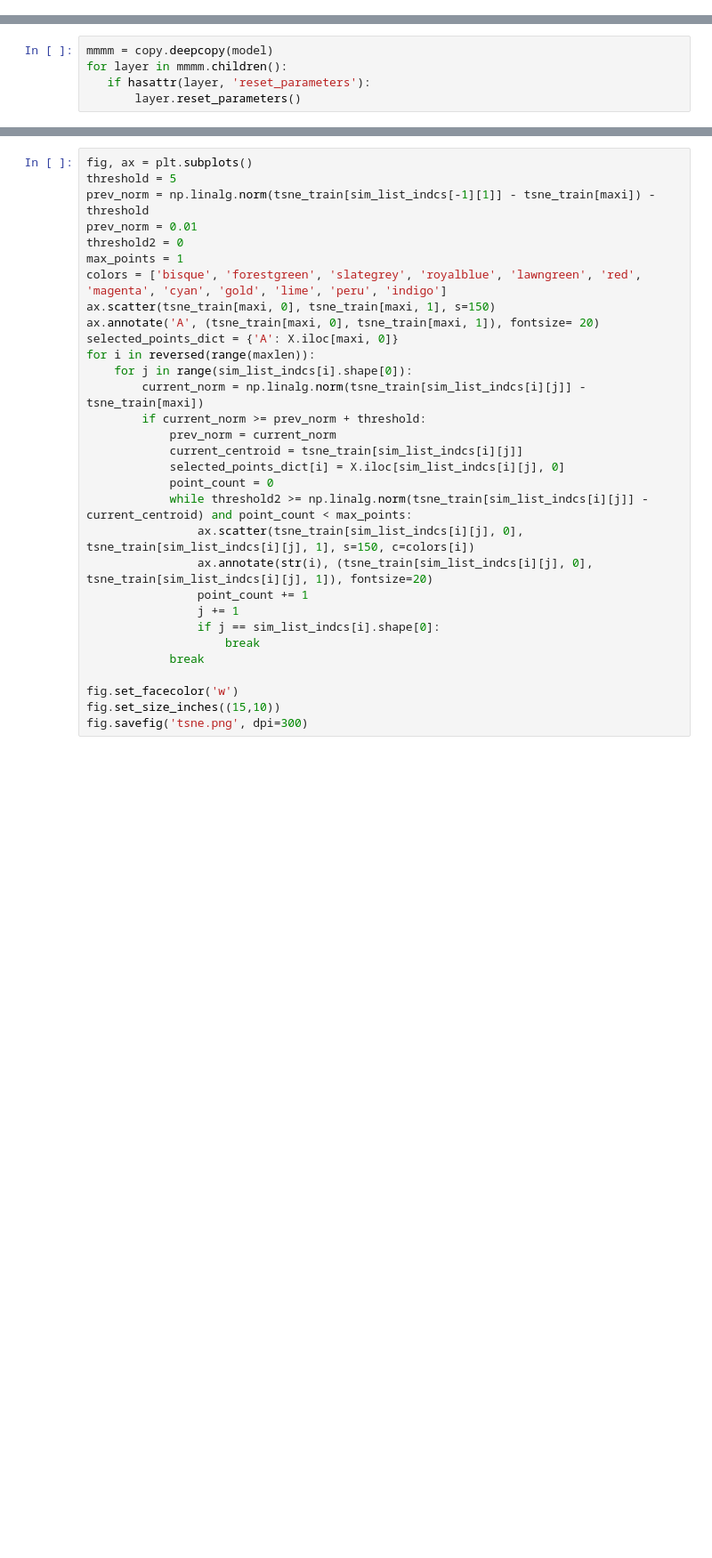
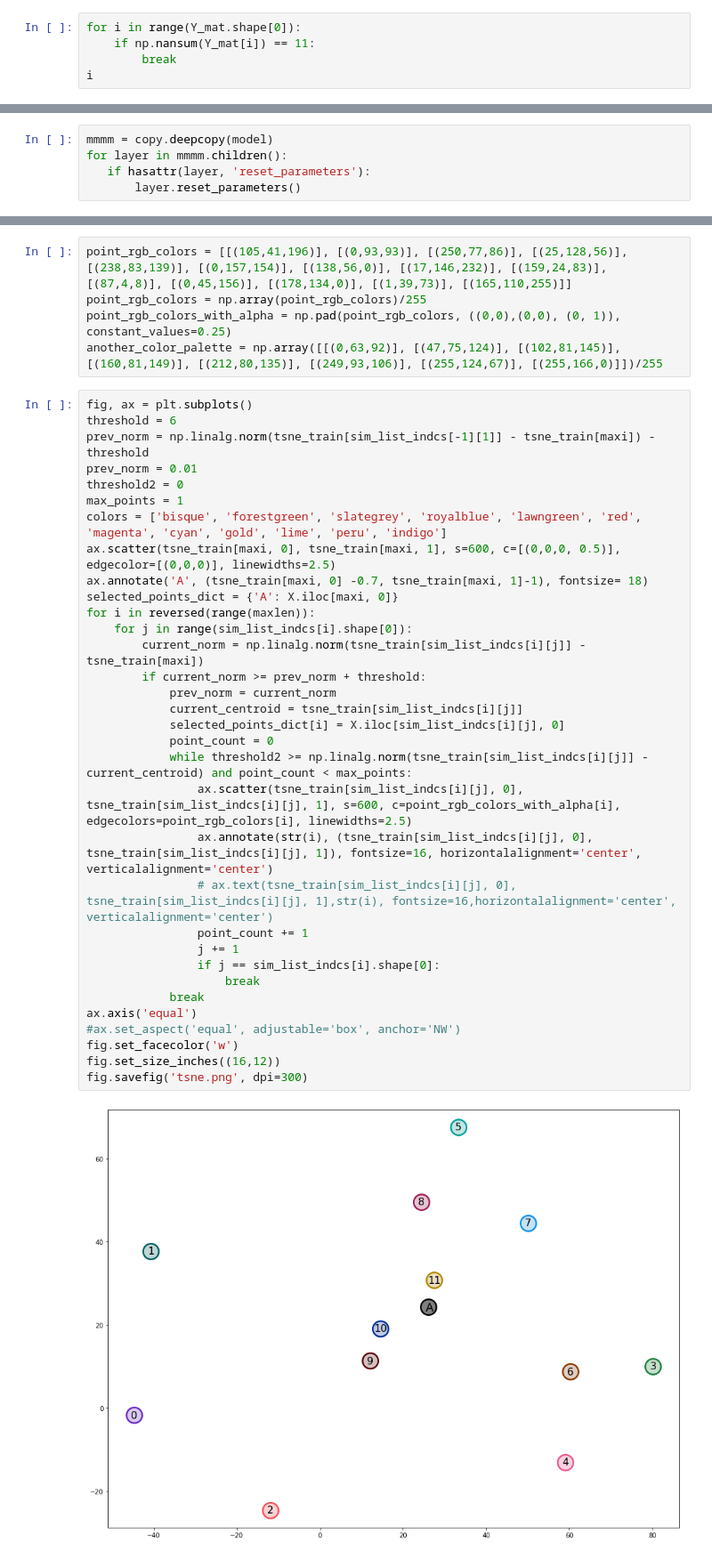
Before and after one commit to parmisnaddaf/Multi-label-Deep-Metric-Learning, a Jupyter notebook: src/DeepMetric.ipynb, the cells around one changed output, grey strips where cells are left out. Shown: that part at 89% size. Saved outputs shown, nothing was run; the diff lists cells and outputs as text; blank space fills up the shorter version.

```diff
--- a/src/DeepMetric.ipynb
+++ b/src/DeepMetric.ipynb
@@ -569,3 +846,8 @@ def plot_sim_count(
     fig.savefig('tsne_untrained.png', dpi=300)
 
     return selected_points_dict
+# %%
+for i in range(Y_mat.shape[0]):
+    if np.nansum(Y_mat[i]) == 11:
+        break
+i
@@ -626,34 +974,43 @@ for layer in mmmm.children():
+# %%
+point_rgb_colors = [[(105,41,196)], [(0,93,93)], [(250,77,86)], [(25,128,56)], [(238,83,139)], [(0,157,154)], [(138,56,0)], [(17,146,232)], [(159,24,83)], [(87,4,8)], [(0,45,156)], [(178,134,0)], [(1,39,73)], [(165,110,255)]]
+point_rgb_colors = np.array(point_rgb_colors)/255
+point_rgb_colors_with_alpha = np.pad(point_rgb_colors, ((0,0),(0,0), (0, 1)), constant_values=0.25)
+another_color_palette = np.array([[(0,63,92)], [(47,75,124)], [(102,81,145)], [(160,81,149)], [(212,80,135)], [(249,93,106)], [(255,124,67)], [(255,166,0)]])/255
 # %%
 fig, ax = plt.subplots()
-threshold = 5
+threshold = 6
 prev_norm = np.linalg.norm(tsne_train[sim_list_indcs[-1][1]] - tsne_train[maxi]) - threshold
 prev_norm = 0.01
 threshold2 = 0
 max_points = 1
 colors = ['bisque', 'forestgreen', 'slategrey', 'royalblue', 'lawngreen', 'red', 'magenta', 'cyan', 'gold', 'lime', 'peru', 'indigo']
-ax.scatter(tsne_train[maxi, 0], tsne_train[maxi, 1], s=150)
-ax.annotate('A', (tsne_train[maxi, 0], tsne_train[maxi, 1]), fontsize= 20)
+ax.scatter(tsne_train[maxi, 0], tsne_train[maxi, 1], s=600, c=[(0,0,0, 0.5)], edgecolor=[(0,0,0)], linewidths=2.5)
+ax.annotate('A', (tsne_train[maxi, 0] -0.7, tsne_train[maxi, 1]-1), fontsize= 18)
 selected_points_dict = {'A': X.iloc[maxi, 0]}
 for i in reversed(range(maxlen)):
     for j in range(sim_list_indcs[i].shape[0]):
         current_norm = np.linalg.norm(tsne_train[sim_list_indcs[i][j]] - tsne_train[maxi])
         if current_norm >= prev_norm + threshold:
             prev_norm = current_norm
             current_centroid = tsne_train[sim_list_indcs[i][j]]
             selected_points_dict[i] = X.iloc[sim_list_indcs[i][j], 0]
             point_count = 0
             while threshold2 >= np.linalg.norm(tsne_train[sim_list_indcs[i][j]] - current_centroid) and point_count < max_points:
-                ax.scatter(tsne_train[sim_list_indcs[i][j], 0], tsne_train[sim_list_indcs[i][j], 1], s=150, c=colors[i])
-                ax.annotate(str(i), (tsne_train[sim_list_indcs[i][j], 0], tsne_train[sim_list_indcs[i][j], 1]), fontsize=20)
+                ax.scatter(tsne_train[sim_list_indcs[i][j], 0], tsne_train[sim_list_indcs[i][j], 1], s=600, c=point_rgb_colors_with_alpha[i], edgecolors=point_rgb_colors[i], linewidths=2.5)
+                ax.annotate(str(i), (tsne_train[sim_list_indcs[i][j], 0], tsne_train[sim_list_indcs[i][j], 1]), fontsize=16, horizontalalignment='center', verticalalignment='center')
+                # ax.text(tsne_train[sim_list_indcs[i][j], 0], tsne_train[sim_list_indcs[i][j], 1],str(i), fontsize=16,horizontalalignment='center', verticalalignment='center')
                 point_count += 1
                 j += 1
                 if j == sim_list_indcs[i].shape[0]:
                     break
             break
-
+ax.axis('equal')
+#ax.set_aspect('equal', adjustable='box', anchor='NW')
 fig.set_facecolor('w')
-fig.set_size_inches((15,10))
+fig.set_size_inches((16,12))
 fig.savefig('tsne.png', dpi=300)
+# %% [output]
+[figure, added]
 # %%
 fig, ax = plt.subplots()
 
```
Also changed, not shown: parts of 47 cells of this notebook, 28 other files.
